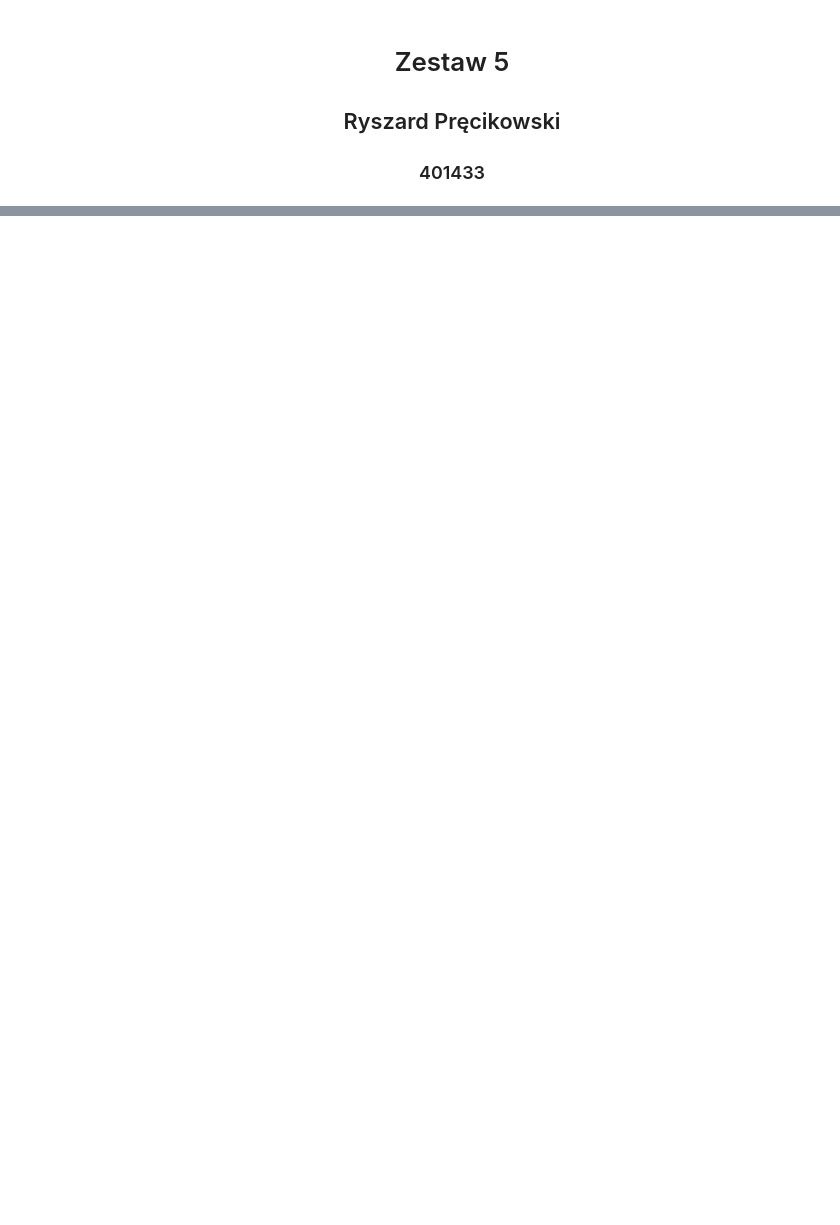
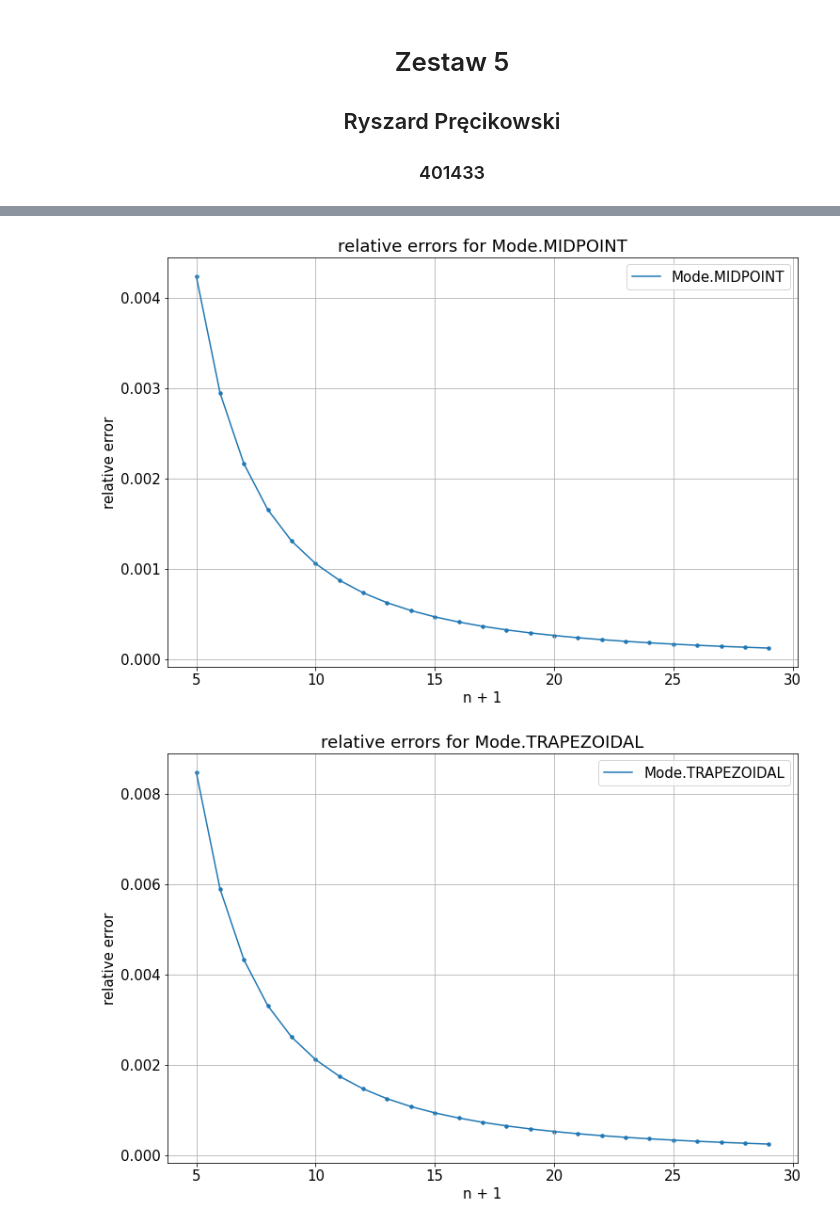
Before and after one commit to RysiekPrecikowski/MOwNiT, a Jupyter notebook: lab5.ipynb, the cells around one changed output, grey strips where cells are left out. Saved outputs shown, nothing was run; the diff lists cells and outputs as text; code cells hidden in the pictures; blank space fills up the shorter version.

```diff
--- a/lab5.ipynb
+++ b/lab5.ipynb
@@ -155,0 +106,5 @@ plot_error(f, 5, 30)
+# %%
+plot_errors(f, s, t, True, a, b)
+# %% [output]
+[figure, added]
+[figure, added]
```
Also changed, not shown: parts of 11 cells of this notebook, 1 other file.
